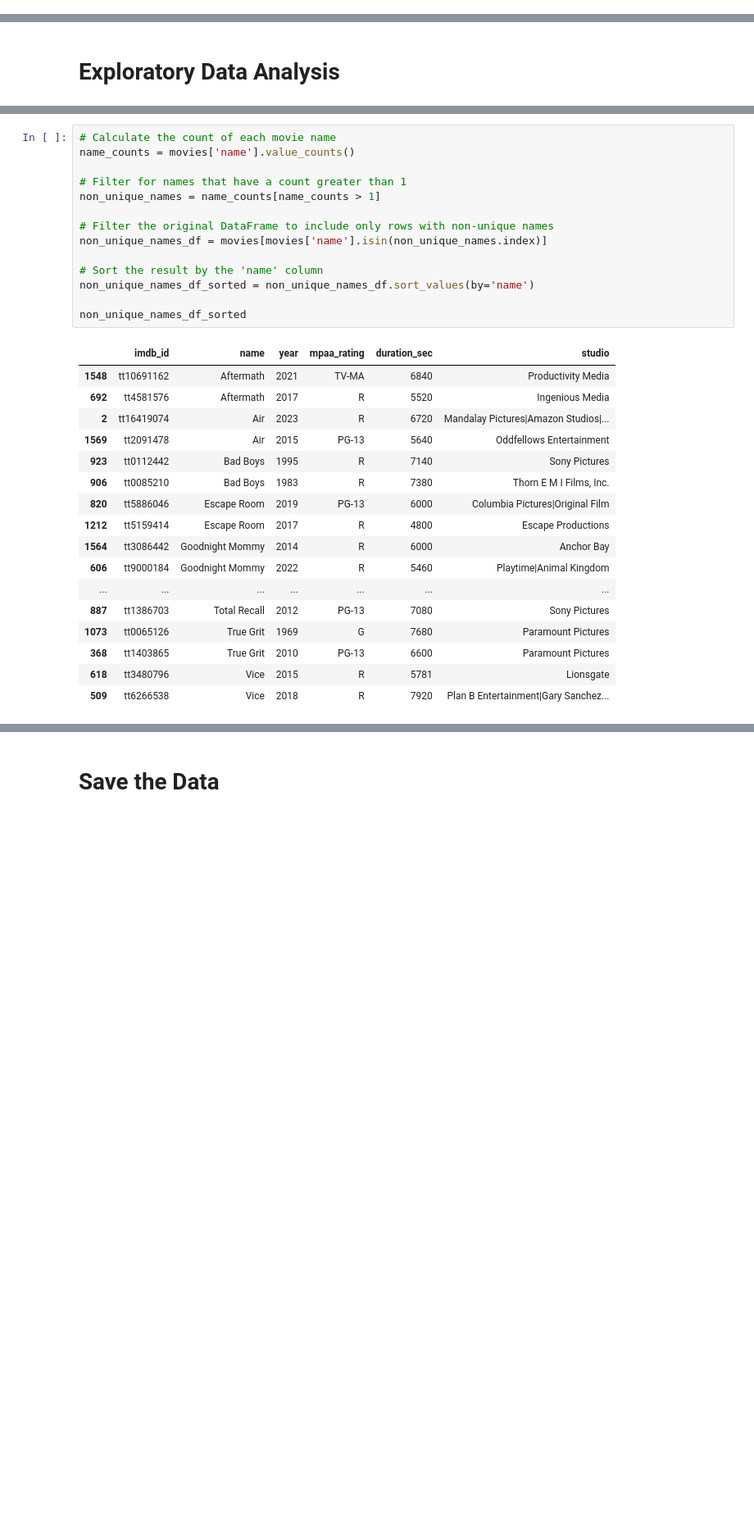
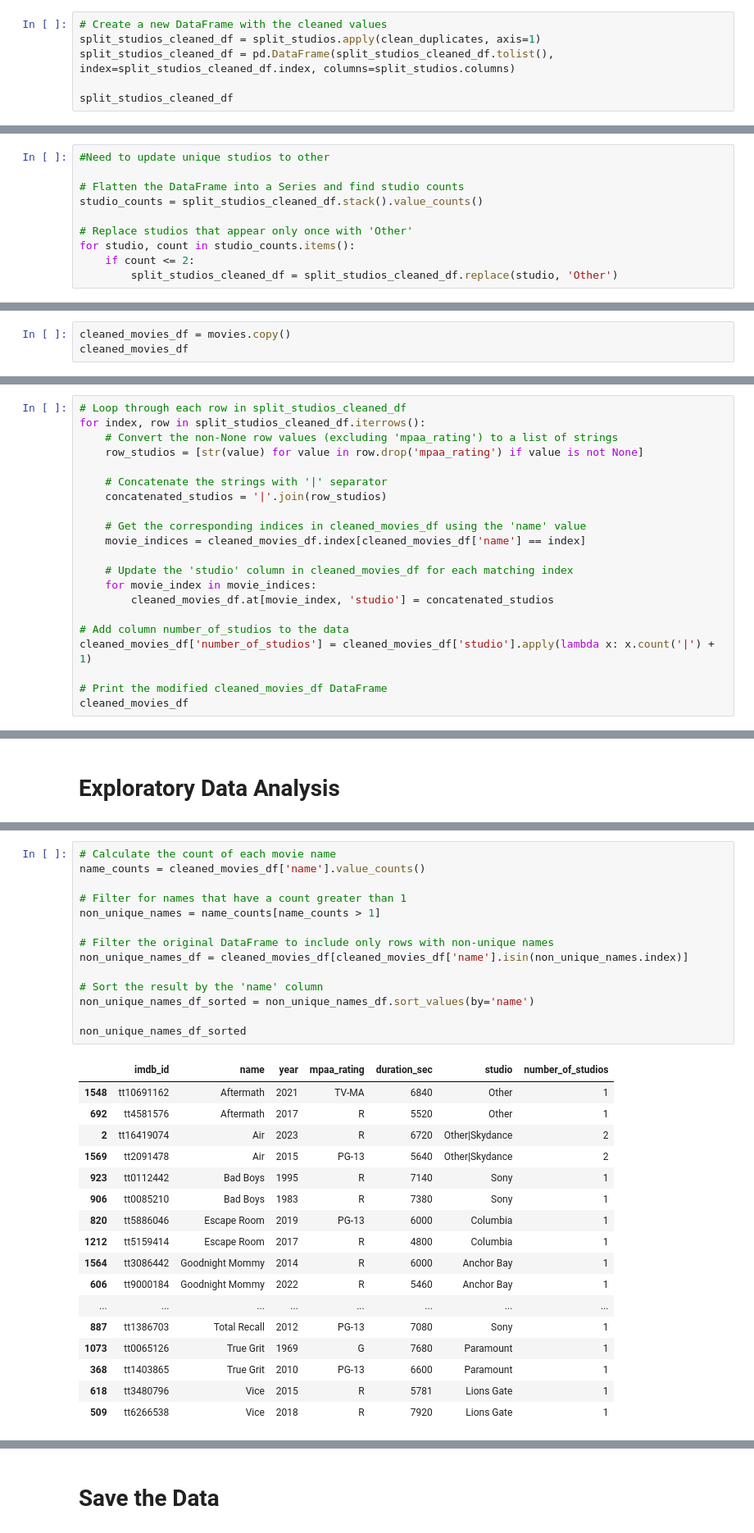
Before and after one commit to mcoulombe021/Springboard, a Jupyter notebook: Capstone 3/Data Wrangling & Exploratory Data Analysis.ipynb, the cells around one changed output, grey strips where cells are left out. Shown at 82% size. Saved outputs shown, nothing was run; the diff lists cells and outputs as text; blank space fills up the shorter version.

```diff
--- a/Capstone 3/Data Wrangling & Exploratory Data Analysis.ipynb
+++ b/Capstone 3/Data Wrangling & Exploratory Data Analysis.ipynb
@@ -212,0 +720,6 @@ movies
+# %%
+# Create a new DataFrame with the cleaned values
+split_studios_cleaned_df = split_studios.apply(clean_duplicates, axis=1)
+split_studios_cleaned_df = pd.DataFrame(split_studios_cleaned_df.tolist(), index=split_studios_cleaned_df.index, columns=split_studios.columns)
+
+split_studios_cleaned_df
@@ -212,0 +743,10 @@ movies
+# %%
+#Need to update unique studios to other
+
+# Flatten the DataFrame into a Series and find studio counts
+studio_counts = split_studios_cleaned_df.stack().value_counts()
+
+# Replace studios that appear only once with 'Other'
+for studio, count in studio_counts.items():
+    if count <= 2:
+        split_studios_cleaned_df = split_studios_cleaned_df.replace(studio, 'Other')
@@ -212,0 +776,3 @@ movies
+# %%
+cleaned_movies_df = movies.copy()
+cleaned_movies_df
@@ -212,0 +795,21 @@ movies
+# %%
+# Loop through each row in split_studios_cleaned_df
+for index, row in split_studios_cleaned_df.iterrows():
+    # Convert the non-None row values (excluding 'mpaa_rating') to a list of strings
+    row_studios = [str(value) for value in row.drop('mpaa_rating') if value is not None]
+
+    # Concatenate the strings with '|' separator
+    concatenated_studios = '|'.join(row_studios)
+
+    # Get the corresponding indices in cleaned_movies_df using the 'name' value
+    movie_indices = cleaned_movies_df.index[cleaned_movies_df['name'] == index]
+
+    # Update the 'studio' column in cleaned_movies_df for each matching index
+    for movie_index in movie_indices:
+        cleaned_movies_df.at[movie_index, 'studio'] = concatenated_studios
+
+# Add column number_of_studios to the data
+cleaned_movies_df['number_of_studios'] = cleaned_movies_df['studio'].apply(lambda x: x.count('|') + 1)
+
+# Print the modified cleaned_movies_df DataFrame
+cleaned_movies_df
@@ -295,33 +942,33 @@ Name: name, Length: 1718, dtype: int64
 # %%
 # Calculate the count of each movie name
-name_counts = movies['name'].value_counts()
+name_counts = cleaned_movies_df['name'].value_counts()
 
 # Filter for names that have a count greater than 1
 non_unique_names = name_counts[name_counts > 1]
 
 # Filter the original DataFrame to include only rows with non-unique names
-non_unique_names_df = movies[movies['name'].isin(non_unique_names.index)]
+non_unique_names_df = cleaned_movies_df[cleaned_movies_df['name'].isin(non_unique_names.index)]
 
 # Sort the result by the 'name' column
 non_unique_names_df_sorted = non_unique_names_df.sort_values(by='name')
 
 non_unique_names_df_sorted
 # %% [output]
-|  | imdb_id | name | year | mpaa_rating | duration_sec | studio |
-| 1548 | tt10691162 | Aftermath | 2021 | TV-MA | 6840 | Productivity Media |
-| 692 | tt4581576 | Aftermath | 2017 | R | 5520 | Ingenious Media |
-| 2 | tt16419074 | Air | 2023 | R | 6720 | Mandalay Pictures|Amazon Studios|... |
-| 1569 | tt2091478 | Air | 2015 | PG-13 | 5640 | Oddfellows Entertainment |
-| 923 | tt0112442 | Bad Boys | 1995 | R | 7140 | Sony Pictures |
-| 906 | tt0085210 | Bad Boys | 1983 | R | 7380 | Thorn E M I Films, Inc. |
-| 820 | tt5886046 | Escape Room | 2019 | PG-13 | 6000 | Columbia Pictures|Original Film |
-| 1212 | tt5159414 | Escape Room | 2017 | R | 4800 | Escape Productions |
-| 1564 | tt3086442 | Goodnight Mommy | 2014 | R | 6000 | Anchor Bay |
-| 606 | tt9000184 | Goodnight Mommy | 2022 | R | 5460 | Playtime|Animal Kingdom |
-| ... | ... | ... | ... | ... | ... | ... |
-| 887 | tt1386703 | Total Recall | 2012 | PG-13 | 7080 | Sony Pictures |
-| 1073 | tt0065126 | True Grit | 1969 | G | 7680 | Paramount Pictures |
-| 368 | tt1403865 | True Grit | 2010 | PG-13 | 6600 | Paramount Pictures |
-| 618 | tt3480796 | Vice | 2015 | R | 5781 | Lionsgate |
-| 509 | tt6266538 | Vice | 2018 | R | 7920 | Plan B Entertainment|Gary Sanchez... |
+|  | imdb_id | name | year | mpaa_rating | duration_sec | studio | number_of_studios |
+| 1548 | tt10691162 | Aftermath | 2021 | TV-MA | 6840 | Other | 1 |
+| 692 | tt4581576 | Aftermath | 2017 | R | 5520 | Other | 1 |
+| 2 | tt16419074 | Air | 2023 | R | 6720 | Other|Skydance | 2 |
+| 1569 | tt2091478 | Air | 2015 | PG-13 | 5640 | Other|Skydance | 2 |
+| 923 | tt0112442 | Bad Boys | 1995 | R | 7140 | Sony | 1 |
+| 906 | tt0085210 | Bad Boys | 1983 | R | 7380 | Sony | 1 |
+| 820 | tt5886046 | Escape Room | 2019 | PG-13 | 6000 | Columbia | 1 |
+| 1212 | tt5159414 | Escape Room | 2017 | R | 4800 | Columbia | 1 |
+| 1564 | tt3086442 | Goodnight Mommy | 2014 | R | 6000 | Anchor Bay | 1 |
+| 606 | tt9000184 | Goodnight Mommy | 2022 | R | 5460 | Anchor Bay | 1 |
+| ... | ... | ... | ... | ... | ... | ... | ... |
+| 887 | tt1386703 | Total Recall | 2012 | PG-13 | 7080 | Sony | 1 |
+| 1073 | tt0065126 | True Grit | 1969 | G | 7680 | Paramount | 1 |
+| 368 | tt1403865 | True Grit | 2010 | PG-13 | 6600 | Paramount | 1 |
+| 618 | tt3480796 | Vice | 2015 | R | 5781 | Lions Gate | 1 |
+| 509 | tt6266538 | Vice | 2018 | R | 7920 | Lions Gate | 1 |
 # %% [markdown]
```
Also changed, not shown: parts of 175 cells of this notebook.
